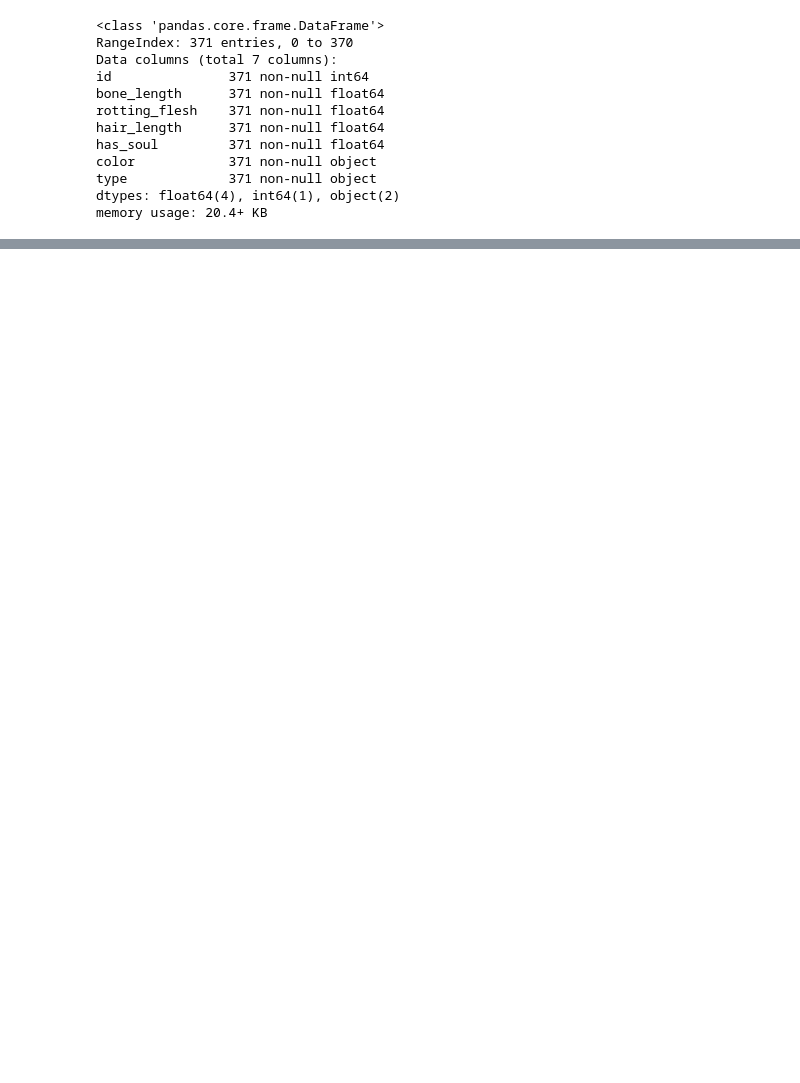
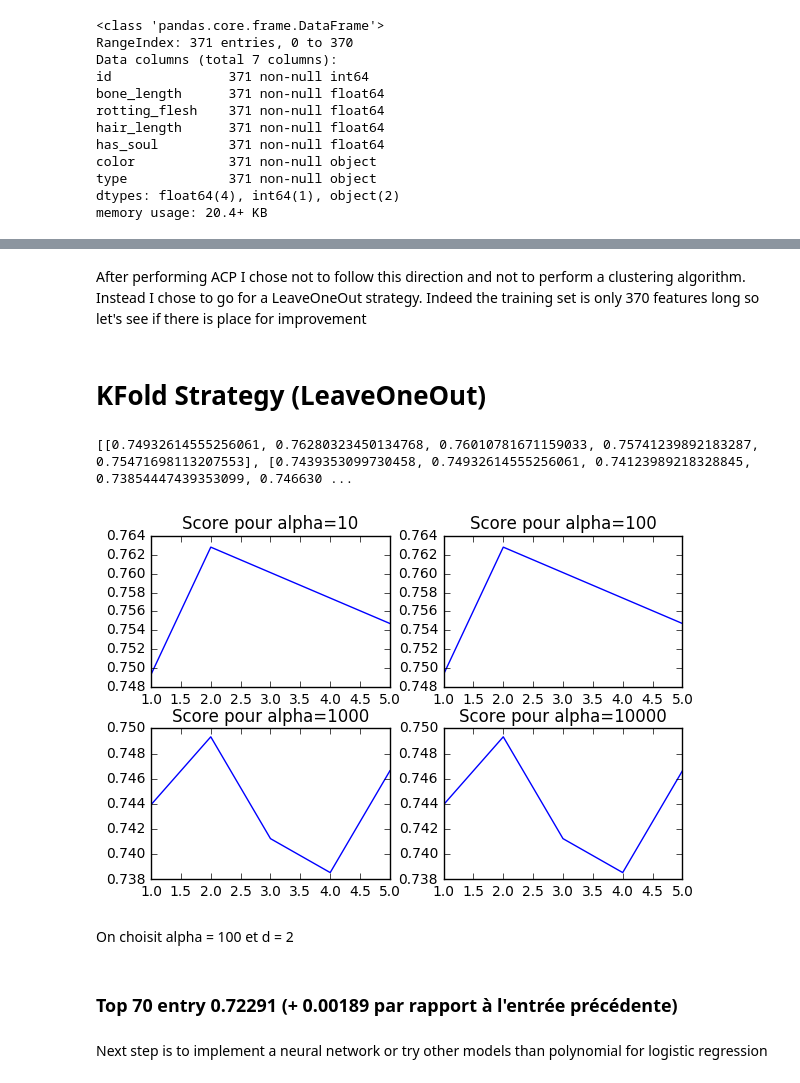
Before and after one commit to Alexis94/kaggle_competitions, a Jupyter notebook: Ghouls, Goblins, and Ghosts/Ghost, Goblins & Ghouls.ipynb, the cells around one changed output, grey strips where cells are left out. Saved outputs shown, nothing was run; the diff lists cells and outputs as text; code cells hidden in the pictures; blank space fills up the shorter version.

```diff
--- a/Ghouls, Goblins, and Ghosts/Ghost, Goblins & Ghouls.ipynb
+++ b/Ghouls, Goblins, and Ghosts/Ghost, Goblins & Ghouls.ipynb
@@ -108,0 +126,3 @@ df_predictions.to_csv('out.csv', index=False)
+# %%
+degree = 3
+alpha = 100
@@ -108,0 +163,4 @@ df_predictions.to_csv('out.csv', index=False)
+# %% [markdown]
+After performing ACP I chose not to follow this direction and not to perform a clustering algorithm. Instead I chose to go for a LeaveOneOut strategy. Indeed the training set is only 370 features long so let's see if there is place for improvement
+# %% [markdown]
+# KFold Strategy (LeaveOneOut)
@@ -108,0 +169,31 @@ df_predictions.to_csv('out.csv', index=False)
+# %%
+#Ghost = 1 #Ghoul = 2 # Goblin = 3 According to yFormatting above. We changed it for ACP
+types = {1: 'Ghost', 2: 'Ghoul', 3: 'Goblin'}
+
+X = df.copy()
+loo = LeaveOneOut()
+results = []
+for alpha in alphas:
+    scores = []
+    for d in degrees:
+        score = 0
+        for train, test in loo.split(X):
+            y_train = X.loc[train, :]['type']
+            y_test = X.loc[test, :]['type']
+            X_train = X.loc[train, :].drop(['id', 'type'], axis=1)
+            X_test = X.loc[test, :].drop(['id', 'type'], axis=1)
+            poly = PolynomialFeatures(int(d))
+            model = performLogisticRegression(X_train, y_train, alpha, poly)
+            y_predict = predict(model, X_test, poly)
+            score = score + (types[y_predict[0]] == y_test).values[0]
+        scores.append(score/len(X))
+    results.append(scores)
+print(results)
+# %% [output]
+[[0.74932614555256061, 0.76280323450134768, 0.76010781671159033, 0.75741239892183287, 0.75471698113207553], [0.7439353099730458, 0.74932614555256061, 0.74123989218328845, 0.73854447439353099, 0.746630 ...
+# %%
+plotScores(alphas, degrees, results)
+# %% [output]
+[figure, added]
+# %% [markdown]
+On choisit alpha = 100 et d = 2
@@ -108,0 +209,4 @@ df_predictions.to_csv('out.csv', index=False)
+# %% [markdown]
+### Top 70 entry 0.72291 (+ 0.00189 par rapport à l'entrée précédente)
+# %% [markdown]
+Next step is to implement a neural network or try other models than polynomial for logistic regression
```
Also changed, not shown: parts of 30 cells of this notebook, 3 other files.
